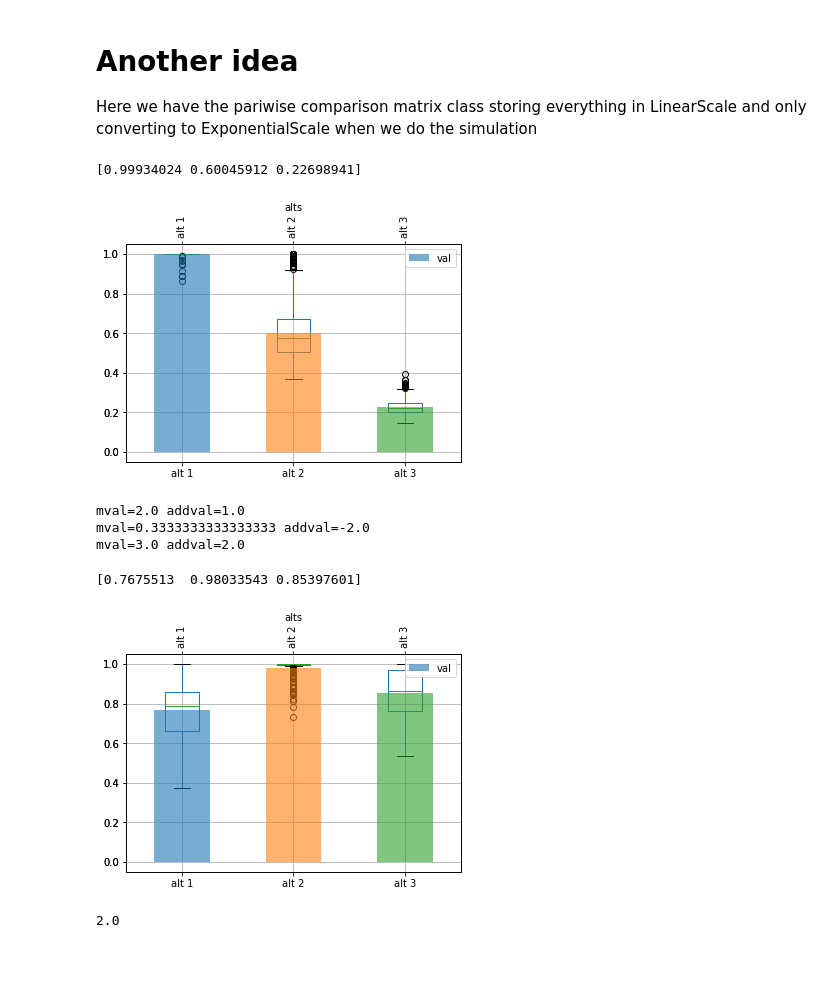
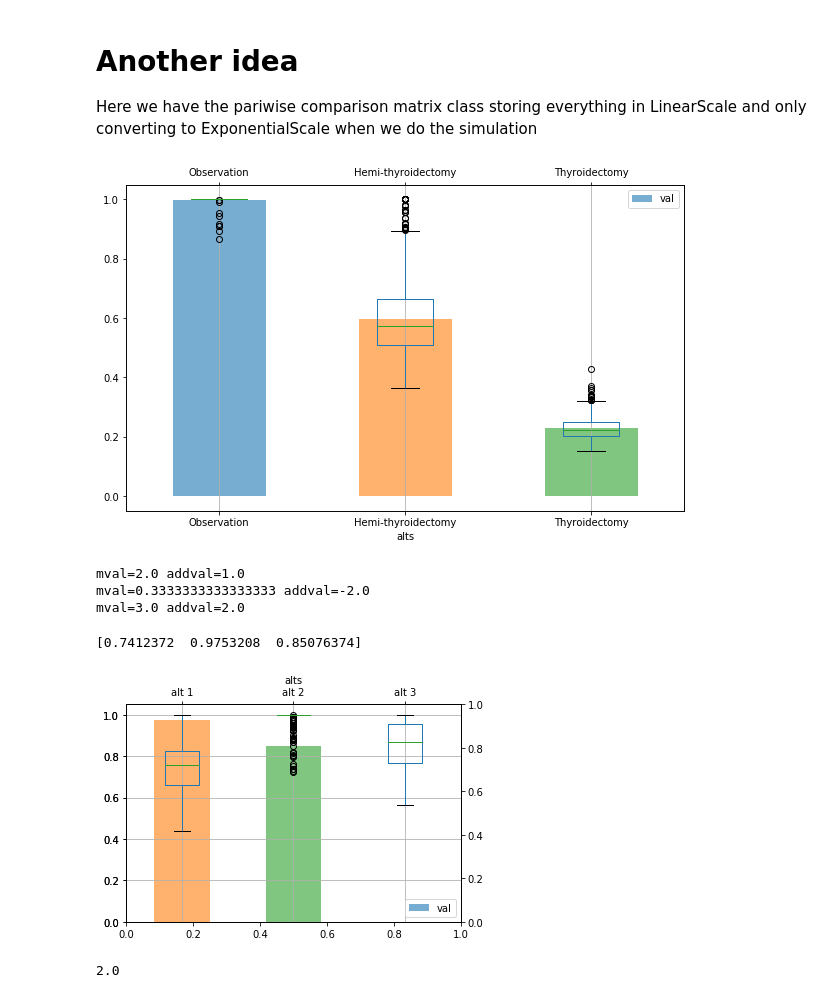
Before and after one commit to wjladams/pyanp, a Jupyter notebook: scrap/ProbablisticPairwise.ipynb, the cells around one changed output. Saved outputs shown, nothing was run; the diff lists cells and outputs as text; code cells hidden in the pictures; blank space fills up the shorter version.

```diff
--- a/scrap/ProbablisticPairwise.ipynb
+++ b/scrap/ProbablisticPairwise.ipynb
@@ -12,6 +12,8 @@ from numpy import log, exp
 import numpy as np
 import matplotlib.pyplot as plt
 %matplotlib inline
+# %%
+plt.rcParams["figure.figsize"] = (10,6)
 # %%
 from scipy.stats import triang,truncnorm
 # %%
@@ -150,12 +152,16 @@ def plot_sim(rval, alt_names, idealize=False):
             rval = (rval.transpose() / rval.max(axis=1)).transpose()
         prisdf = pd.DataFrame(data=rval, columns=alt_names)
         prismean = rval.mean(axis=0)
-        print(prismean)
+        #print(prismean)
         meandf = pd.DataFrame({'alts':alt_names, 'val':prismean})
         fig, ax = plt.subplots()
         ax2=ax.twiny()
-        meandf.plot.bar(x='alts', y='val', alpha=0.6, ax=ax2)
-        prisdf.boxplot(ax=ax)
+        ax2.set_xticks([])
+        ax.set_xticks([])
+        meandf.plot.bar(x='alts', y='val', alpha=0.6, ax=ax)
+        #meandf.plot.bar(x='alts', y='val', alpha=0.6)
+        prisdf.boxplot(ax=ax2)
+        #prisdf.boxplot()
         plt.show()
 
 class RPairwiseMatrix:
@@ -528,10 +528,9 @@ rmls.set(1,2, 2)
 rmls.set(0,2, 3)
 # %%
 pris = rmls.sim_priority(1000)
-plot_sim(pris, rmls.alt_names(), idealize=True)
+plot_sim(pris, ['Observation', 'Hemi-thyroidectomy', 'Thyroidectomy'], idealize=True)
 # %% [output]
-[0.99934024 0.60045912 0.22698941]
-[figure, old version]
+[figure, new version]
 # %%
 r2 = RandLScalePwMatrix.from_mscale_nparray(np.array([
     [1, 2, 1/3.],
@@ -545,8 +544,8 @@ mval=3.0 addval=2.0
 # %%
 plot_sim(r2.sim_priority(200), r2.alt_names(), idealize=True)
 # %% [output]
-[0.7675513  0.98033543 0.85397601]
+[0.7412372  0.9753208  0.85076374]
-[figure, old version]
+[figure, new version]
 # %%
 r2.matrix[2,0].median()
 # %% [output]
```
Also changed, not shown: parts of 18 cells of this notebook, 2 other files.
